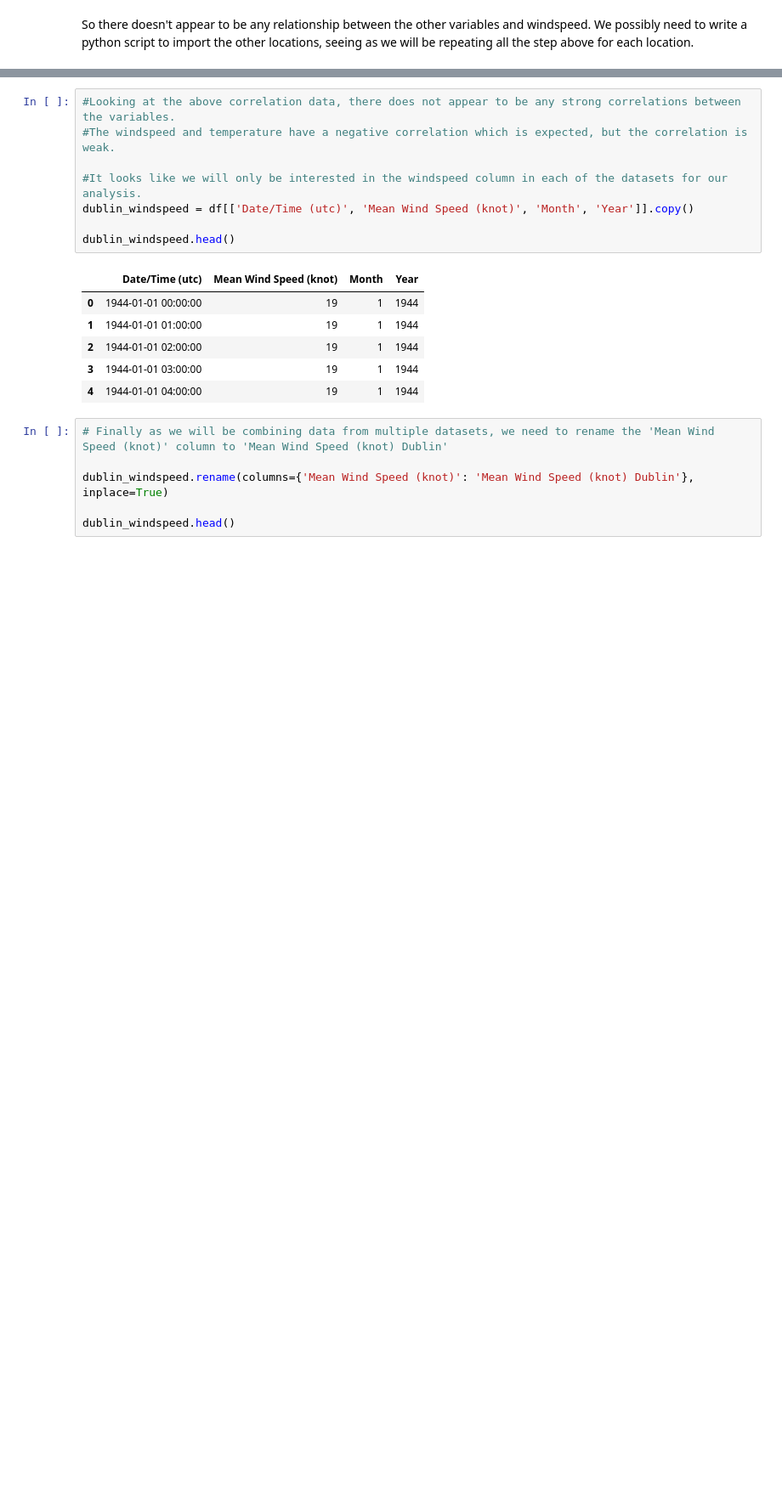
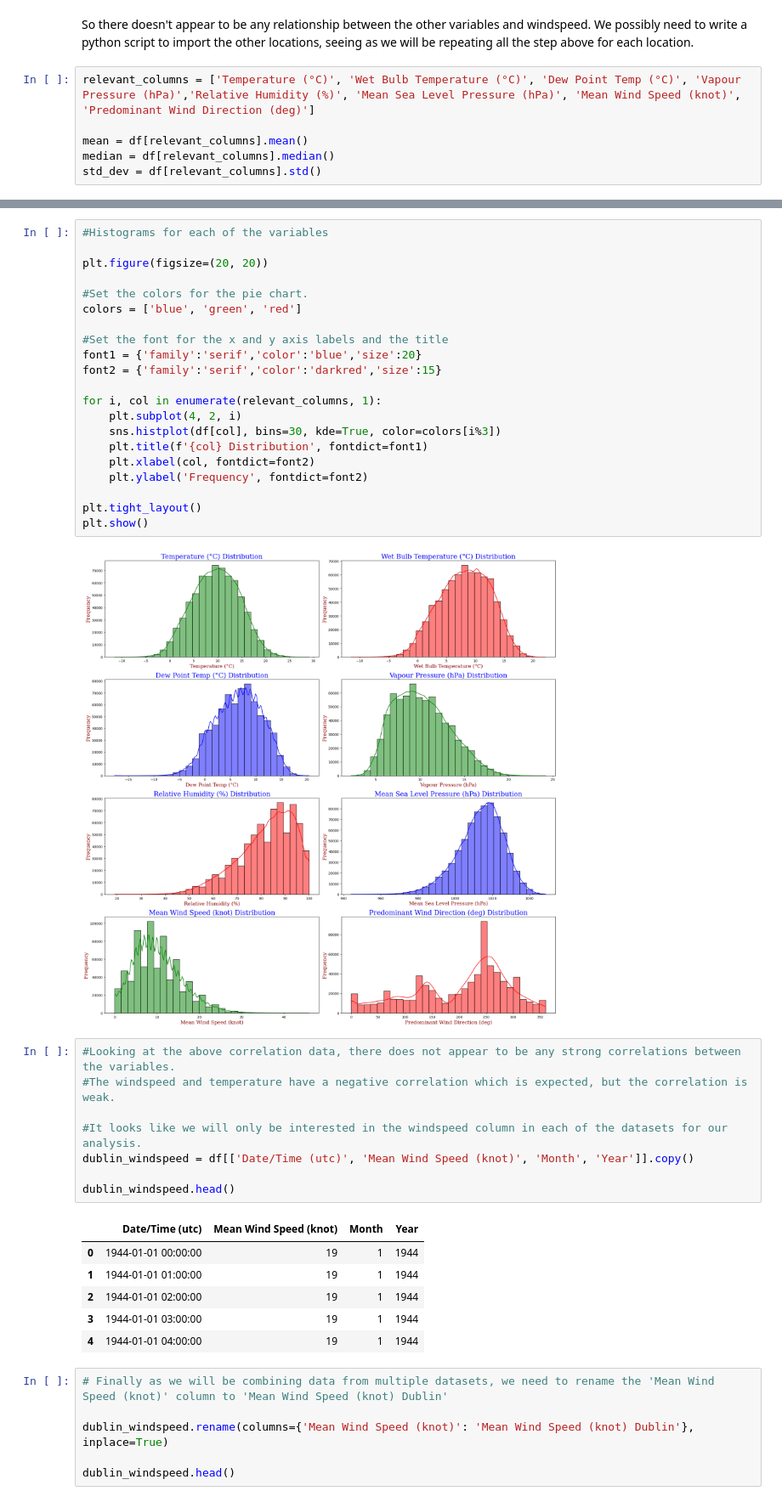
Before and after one commit to MikeCurleyCoosan/PFDA, a Jupyter notebook: PFDA_Project/windfarm.ipynb, the cells around one changed output, grey strips where cells are left out. Shown at 85% size. Cells and saved outputs as stored; diff of their text form; blank space fills up the shorter version.

Commit message:
Adding first histogram plots to windfarm.ipynb

```diff
--- a/PFDA_Project/windfarm.ipynb
+++ b/PFDA_Project/windfarm.ipynb
@@ -250,3 +248,9 @@ plt.show()
 [figure]
 # %% [markdown]
 So there doesn't appear to be any relationship between the other variables and windspeed. We possibly need to write a python script to import the other locations, seeing as we will be repeating all the step above for each location.
+# %%
+relevant_columns = ['Temperature (°C)', 'Wet Bulb Temperature (°C)', 'Dew Point Temp (°C)', 'Vapour Pressure (hPa)','Relative Humidity (%)', 'Mean Sea Level Pressure (hPa)', 'Mean Wind Speed (knot)', 'Predominant Wind Direction (deg)']
+
+mean = df[relevant_columns].mean()
+median = df[relevant_columns].median()
+std_dev = df[relevant_columns].std()
@@ -253,3 +273,26 @@ So there doesn't appear to be any relationship between the other variables and w
+# %%
+#Histograms for each of the variables
+
+plt.figure(figsize=(20, 20))
+
+#Set the colors for the pie chart.
+colors = ['blue', 'green', 'red']
+
+#Set the font for the x and y axis labels and the title
+font1 = {'family':'serif','color':'blue','size':20}
+font2 = {'family':'serif','color':'darkred','size':15}
+
+for i, col in enumerate(relevant_columns, 1):
+    plt.subplot(4, 2, i)
+    sns.histplot(df[col], bins=30, kde=True, color=colors[i%3])
+    plt.title(f'{col} Distribution', fontdict=font1)
+    plt.xlabel(col, fontdict=font2)
+    plt.ylabel('Frequency', fontdict=font2)
+
+plt.tight_layout()
+plt.show()
+# %% [output]
+[figure, added]
 # %%
 #Looking at the above correlation data, there does not appear to be any strong correlations between the variables.
 #The windspeed and temperature have a negative correlation which is expected, but the correlation is weak.
```
Also changed, not shown: parts of 3 cells of this notebook.
